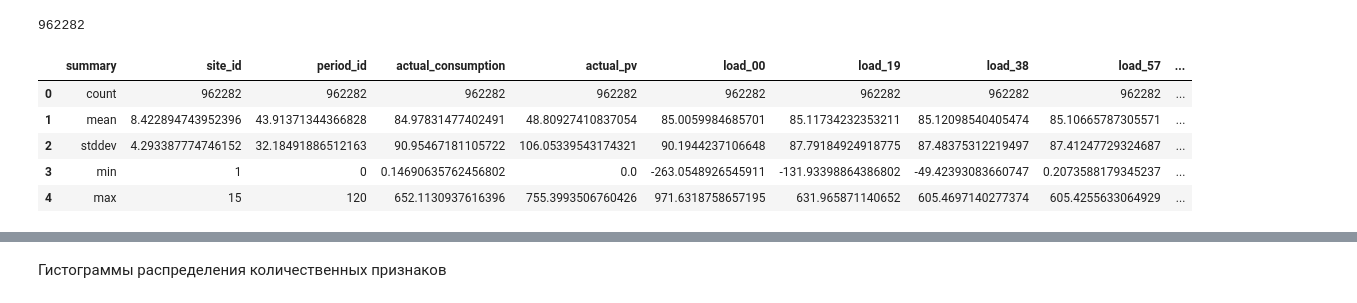
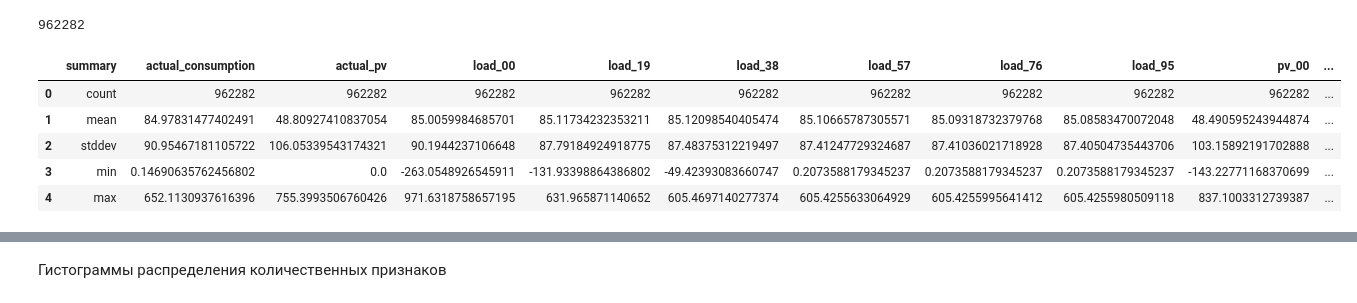
Before and after one commit to r0acho/SOBD2023, a Jupyter notebook: lab1.ipynb, the cells around one changed output, grey strips where cells are left out. Drawn from its saved outputs; the diff is of its cells as text; code cells hidden in the pictures.

```diff
--- a/lab1.ipynb
+++ b/lab1.ipynb
@@ -146,16 +146,17 @@ cleaned_dataframe.count()
 962282
 # %%
 # Расчет статистических показателей
-statistics_summary = cleaned_dataframe.describe()
+statistics_summary = cleaned_dataframe.drop("site_id", "period_id").describe()
+
 # Вывод сводной статистики
 statistics_summary.toPandas()
 # %% [output]
-|  | summary | site_id | period_id | actual_consumption | actual_pv | load_00 | load_19 | load_38 | load_57 | ... |
-| 0 | count | 962282 | 962282 | 962282 | 962282 | 962282 | 962282 | 962282 | 962282 | ... |
-| 1 | mean | 8.422894743952396 | 43.91371344366828 | 84.97831477402491 | 48.80927410837054 | 85.0059984685701 | 85.11734232353211 | 85.12098540405474 | 85.10665787305571 | ... |
-| 2 | stddev | 4.293387774746152 | 32.18491886512163 | 90.95467181105722 | 106.05339543174321 | 90.1944237106648 | 87.79184924918775 | 87.48375312219497 | 87.41247729324687 | ... |
-| 3 | min | 1 | 0 | 0.14690635762456802 | 0.0 | -263.0548926545911 | -131.93398864386802 | -49.42393083660747 | 0.2073588179345237 | ... |
-| 4 | max | 15 | 120 | 652.1130937616396 | 755.3993506760426 | 971.6318758657195 | 631.965871140652 | 605.4697140277374 | 605.4255633064929 | ... |
+|  | summary | actual_consumption | actual_pv | load_00 | load_19 | load_38 | load_57 | load_76 | load_95 | pv_00 | ... |
+| 0 | count | 962282 | 962282 | 962282 | 962282 | 962282 | 962282 | 962282 | 962282 | 962282 | ... |
+| 1 | mean | 84.97831477402491 | 48.80927410837054 | 85.0059984685701 | 85.11734232353211 | 85.12098540405474 | 85.10665787305571 | 85.09318732379768 | 85.08583470072048 | 48.490595243944874 | ... |
+| 2 | stddev | 90.95467181105722 | 106.05339543174321 | 90.1944237106648 | 87.79184924918775 | 87.48375312219497 | 87.41247729324687 | 87.41036021718928 | 87.40504735443706 | 103.15892191702888 | ... |
+| 3 | min | 0.14690635762456802 | 0.0 | -263.0548926545911 | -131.93398864386802 | -49.42393083660747 | 0.2073588179345237 | 0.2073588179345237 | 0.2073588179345237 | -143.22771168370699 | ... |
+| 4 | max | 652.1130937616396 | 755.3993506760426 | 971.6318758657195 | 631.965871140652 | 605.4697140277374 | 605.4255633064929 | 605.4255995641412 | 605.4255980509118 | 837.1003312739387 | ... |
 # %% [markdown]
 ## Выводы по сводной статистике:
 
```
Also changed, not shown: parts of 7 cells of this notebook.
